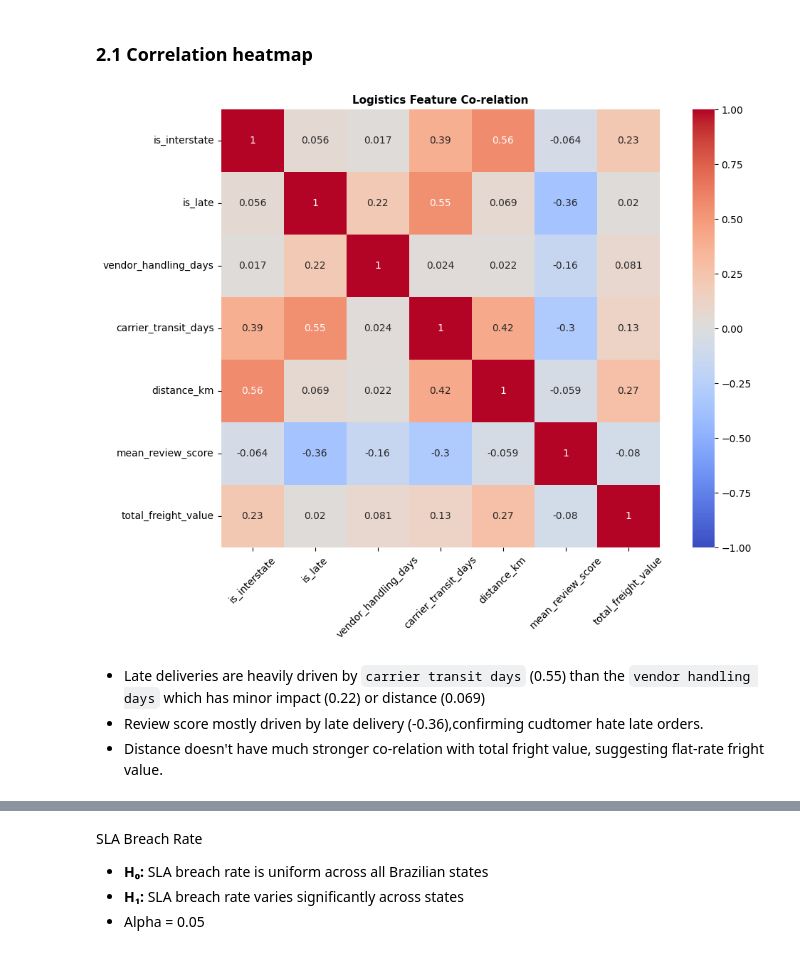
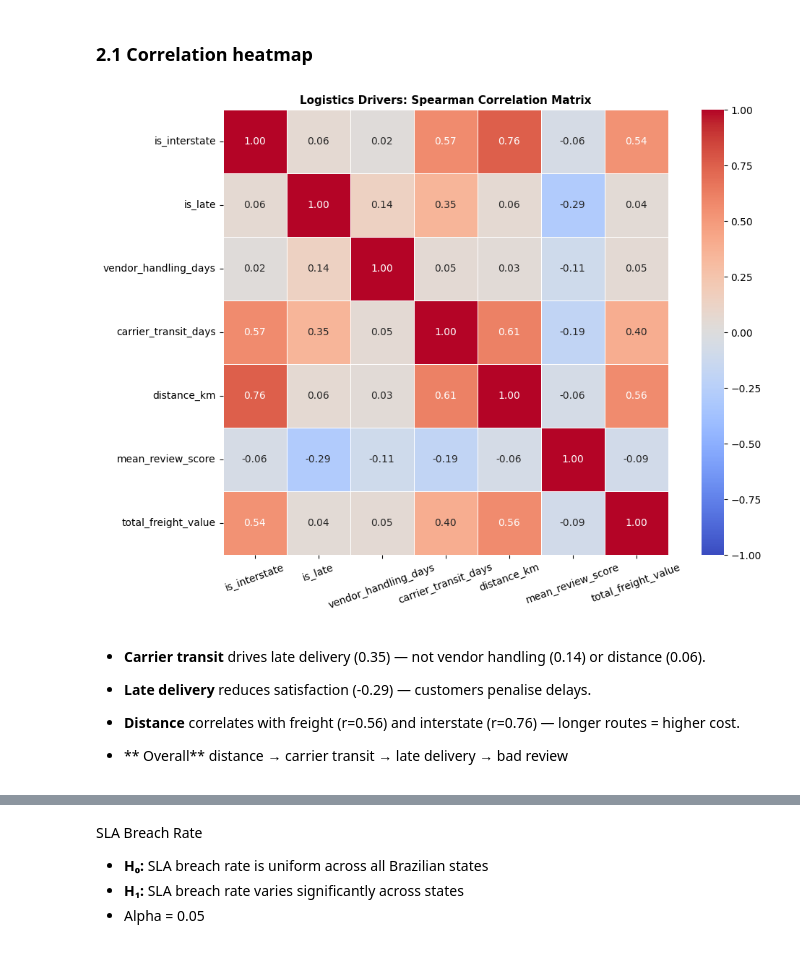
Before and after one commit to aguchhait-stack/olist-supply-chain-analytics, a Jupyter notebook: notebook.ipynb, the cells around one changed output, grey strips where cells are left out. Saved outputs shown, nothing was run; the diff lists cells and outputs as text; code cells hidden in the pictures.

```diff
--- a/notebook.ipynb
+++ b/notebook.ipynb
@@ -51,15 +52,18 @@ else:
 
 table_dict = {}
 
-# Loop through all tables from SQLite
-for table in sorted(tables["name"]):
-    query_df = pd.read_sql(f"SELECT * from {table}",engine)
-    print('=='*35)
-    print(f"Table: {table}")
-    print('=='*35)
-    display(query_df.head(2))
-    table_dict[table] = query_df
-    print(f"Loaded: {query_df.shape[0]:,} rows, {query_df.shape[1]} columns")
+with engine.connect() as conn:
+    # Loop through all tables from SQLite
+    for table in sorted(tables["name"]):
+        query_df = pd.read_sql(f"SELECT * from {table}",engine)
+        print('=='*35)
+        print(f"Table: {table}")
+        print('=='*35)
+        display(query_df.head(2))
+        table_dict[table] = query_df
+        print(f"Loaded: {query_df.shape[0]:,} rows, {query_df.shape[1]} columns")
+
+engine.dispose()
 # %% [output]
 9 tables already loaded in SQLite
 ======================================================================
@@ -570,16 +570,18 @@ plt.show()
 ### 2.1 Correlation heatmap
 # %%
 logistics_feature = ['is_interstate','is_late','vendor_handling_days','carrier_transit_days','distance_km','mean_review_score','total_freight_value']
-corrrelation_matrix = logistics_df[logistics_feature].corr(method='pearson')
+corrrelation_matrix = logistics_df[logistics_feature].corr(method='spearman')
 plt.figure(figsize=(12, 8))
-sns.heatmap(corrrelation_matrix,cmap='coolwarm',square=True,annot=True, vmin=-1, vmax=1)
-plt.title('Logistics Feature Co-relation', fontsize=11, fontweight='bold')
-plt.xticks(rotation=45)
+sns.heatmap(corrrelation_matrix,cmap='coolwarm',square=True,annot=True, vmin=-1, vmax=1, linewidths=0.5, fmt = ".2f")
+plt.title('Logistics Drivers: Spearman Correlation Matrix', fontsize=11, fontweight='bold')
+plt.xticks(rotation=20)
 plt.savefig('outputs/logistics_correlation_matrix.png')
 plt.show()
 # %% [output]
-[figure, old version]
+[figure, new version]
 # %% [markdown]
-- Late deliveries are heavily driven by `carrier transit days` (0.55) than the `vendor handling days` which has minor impact (0.22) or distance (0.069)
-- Review score mostly driven by late delivery (-0.36),confirming cudtomer hate late orders.
-- Distance doesn't have much stronger co-relation with total fright value, suggesting flat-rate fright value.
+- **Carrier transit** drives late delivery (0.35) — not vendor handling (0.14) or distance (0.06).
+- **Late delivery** reduces satisfaction (-0.29) — customers penalise delays.
+- **Distance** correlates with freight (r=0.56) and interstate (r=0.76) — longer routes = higher cost.
+
+- ** Overall** distance → carrier transit → late delivery → bad review
```
Also changed, not shown: parts of 35 cells of this notebook, 12 other files.
